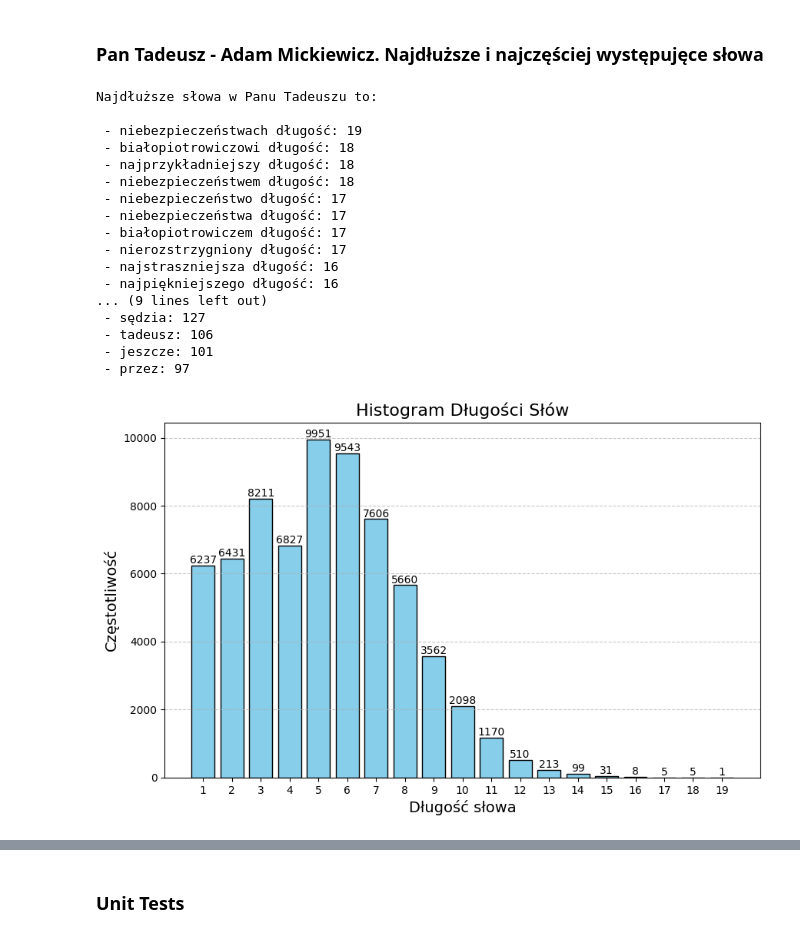
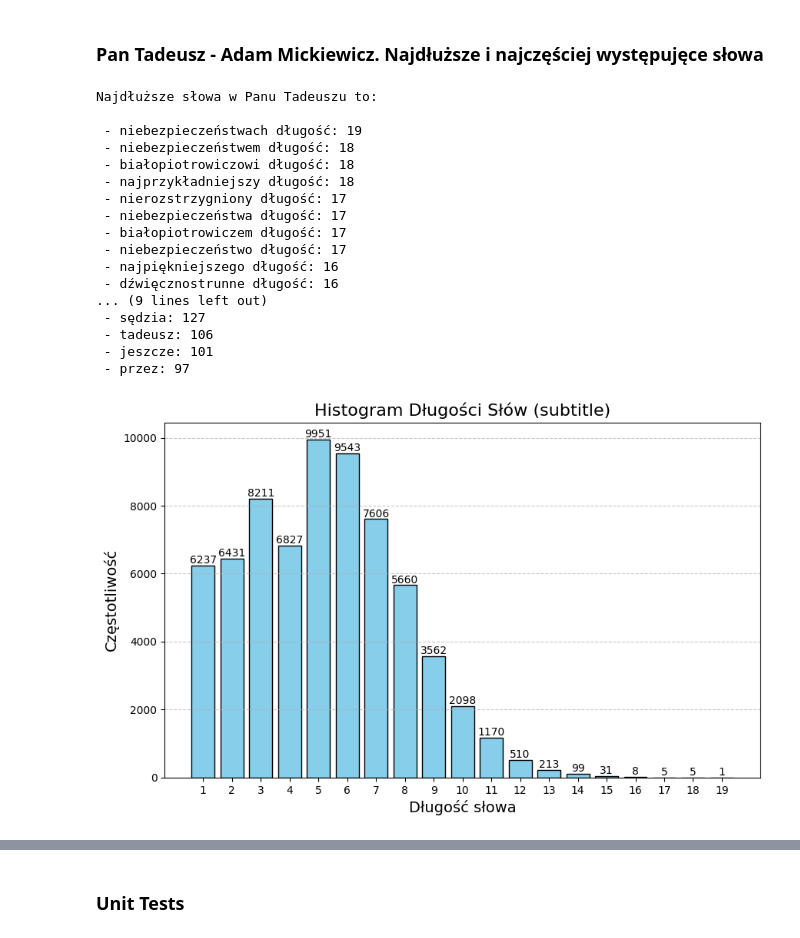
Before and after one commit to xiazek/issi_pan_tadeusz, a Jupyter notebook: hw01.ipynb, the cells around one changed output, grey strips where cells are left out. Drawn from its saved outputs; the diff is of its cells as text; code cells hidden in the pictures.

```diff
--- a/hw01.ipynb
+++ b/hw01.ipynb
@@ -49,7 +49,7 @@ def load_text(filename):
 import matplotlib.pyplot as plt
 from collections import Counter
 
-def words_length_histogram(words_list):
+def words_length_histogram(words_list, subtitle = None):
     word_lengths = [len(s) for s in words_list]
 
     length_counter = Counter(word_lengths)
@@ -63,7 +63,7 @@ def words_length_histogram(words_list):
 
     ax.set_xlabel('Długość słowa', fontsize=14)
     ax.set_ylabel('Częstotliwość', fontsize=14)
-    ax.set_title('Histogram Długości Słów', fontsize=16)
+    ax.set_title(f'Histogram Długości Słów (subtitle)', fontsize=16)
 
     ax.set_xticks(sorted_lengths)
 
@@ -85,11 +85,26 @@ def tokenize_by_regexp(input_text):
     ensure_string(input_text)
     return re.findall(r"\b\w+\b", input_text.lower())
 # %%
-def words_by_length(words_list, n=None):
+def words_by_length_imp(words_list, n=None):
+    words_unique = list(set(words_list))
+    words_unique.sort(key=len, reverse=True)
+    return words_unique if n is None else words_unique[:n]
+
+def words_by_length_fun(words_list, n=None):
     words = sorted(set(words_list), key=len, reverse=True)
     return words if n is None else words[:n]
 # %%
-def words_by_frequency(words_list, n=None, ignored_words=[], minimum_word_length = 4):
+def words_by_frequency_imp(words_list, n=None, ignored_words=[], minimum_word_length = 4):
+    ignored_set = set(ignored_words)
+
+    counts = {}
+    for word in words_list:
+        if word not in ignored_set and len(word) >= minimum_word_length:
+            counts[word] = counts.get(word, 0) + 1
+
+    return sorted(counts.items(), key=lambda x: x[1], reverse=True)[:n]
+
+def words_by_frequency_fun(words_list, n=None, ignored_words=[], minimum_word_length = 4):
     ignored_set = set(ignored_words)
 
     filtered_words = [
@@ -124,38 +139,38 @@ def ex01_imp(filename = 'pan-tadeusz.txt'):
     all_words = tokenize_by_regexp(cleaned_text)
 
     print("\nNajdłuższe słowa w Panu Tadeuszu to:\n")
-    top_longest_words = words_by_length(all_words, CONFIG['top_longest_words_number'])
+    top_longest_words = words_by_length_imp(all_words, CONFIG['top_longest_words_number'])
 
     for word in top_longest_words:
         print(f" - {word} długość: {len(word)}")
 
     print("\nNajczęściej występujące słowa w Panu Tadeuszu to:\n")
-    top_most_common_words = words_by_frequency(all_words, CONFIG['top_most_common_words_number'], CONFIG['ignored_words'], CONFIG['minimum_word_length'])
+    top_most_common_words = words_by_frequency_imp(all_words, CONFIG['top_most_common_words_number'], CONFIG['ignored_words'], CONFIG['minimum_word_length'])
 
     for word, count in top_most_common_words:
         print(f" - {word}: {count}")
     return all_words
 
-all_words = ex01_imp('pan-tadeusz.txt')
+all_words_imp = ex01_imp('pan-tadeusz.txt')
 # %% [output]
 Najdłuższe słowa w Panu Tadeuszu to:
 
  - niebezpieczeństwach długość: 19
+ - niebezpieczeństwem długość: 18
  - białopiotrowiczowi długość: 18
  - najprzykładniejszy długość: 18
- - niebezpieczeństwem długość: 18
- - niebezpieczeństwo długość: 17
+ - nierozstrzygniony długość: 17
  - niebezpieczeństwa długość: 17
  - białopiotrowiczem długość: 17
- - nierozstrzygniony długość: 17
- - najstraszniejsza długość: 16
+ - niebezpieczeństwo długość: 17
  - najpiękniejszego długość: 16
+ - dźwięcznostrunne długość: 16
 ... (9 lines left out)
  - sędzia: 127
  - tadeusz: 106
  - jeszcze: 101
  - przez: 97
 # %%
-words_length_histogram(all_words)
+words_length_histogram(all_words_imp)
 # %% [output]
-[figure, old version]
+[figure, new version]
```
Also changed, not shown: parts of 6 cells of this notebook.
